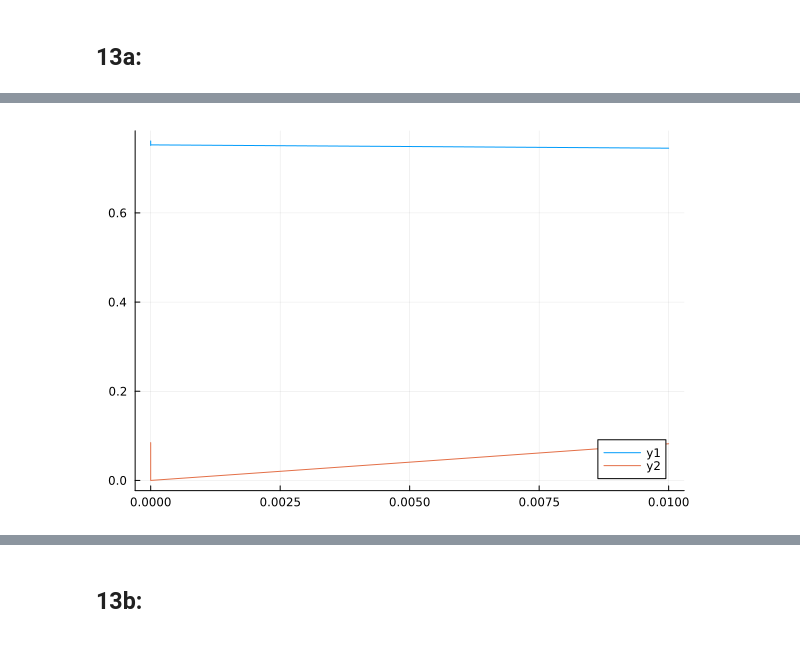
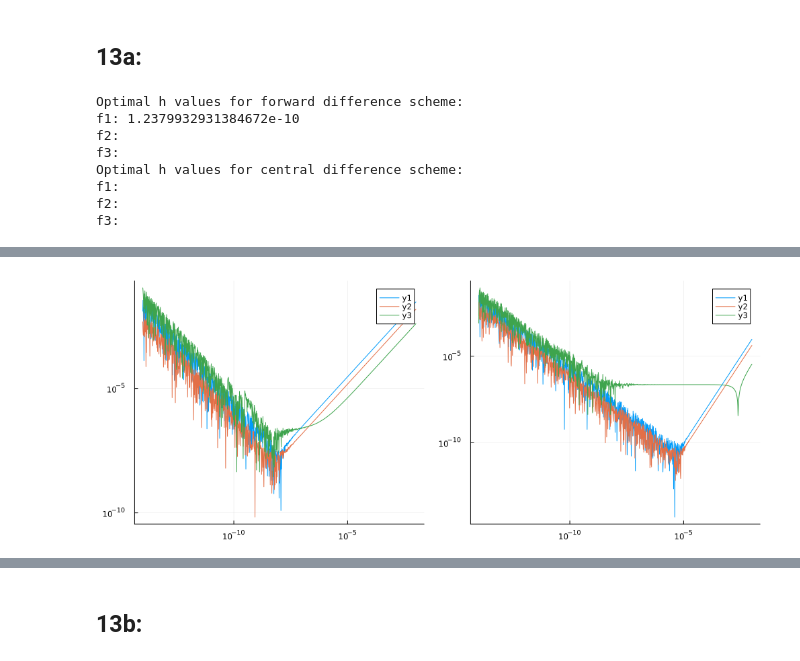
Before and after one commit to lynchmatt/Matthew-Lynch_Felicity-Caruana-2504-2023-BigHW, a Jupyter notebook: notebooks/Submission-Form-IV-Q13-Q17.ipynb, the cells around one changed output, grey strips where cells are left out. Drawn from its saved outputs; the diff is of its cells as text; code cells hidden in the pictures.

```diff
--- a/notebooks/Submission-Form-IV-Q13-Q17.ipynb
+++ b/notebooks/Submission-Form-IV-Q13-Q17.ipynb
@@ -22,18 +22,52 @@ GitHub repo: https://github.com/lynchmatt/Matthew-Lynch_Felicity-Caruana-2504-20
 # %% [markdown]
 ## 13a:
 # %%
-### Answer 13a here (in place of this comment)
 using Plots, LaTeXStrings
+
+# define functions to find numerical derivatives under the forward and central diff schemes
 diff_forward(f, x; h=sqrt(eps())) = (f(x+h)-f(x))/h
 diff_central(f, x; h=sqrt(eps())) = (f(x+(h/2))-f(x-(h/2)))/h
 
+# define the functions
 f1(x) = cos(x^2)
 f2(x) = exp(x^2)
-#f3(x) = atan(x)/(1+exp(-4*x^2))
+f3(x) = atan(x)/(1+exp(-4*x^2))
 
+# define the analytical derivatives for the above functions
+f1prime(x) = -sin(x^2)*2*x
+f2prime(x) = exp(x^2)*2*x
+f3prime(x) = (1+exp(-4*x^2)+8*exp(-4*x^2)*x*atan(x)*(x^2+1))/(x^2+1)*(1+exp(-4*x^2)^2)
+
+# one plot of the error of central diff, one as the error of forward diff
 h_range = 10 .^ (-14:0.01:-2)
-error1 = [abs(diff_forward(f1, 1/2; h=h) - diff_central(f1, 1/2; h=h)/abs(diff_central(f1,1/2;h=h))) for h in h_range]
-error2 = [abs(diff_forward(f2, 1; h=h) - diff_central(f2, 1; h=h)) for h in h_range]
-#error3 = [abs(diff_forward(f3, 2; h=h) - diff_central(f3, 2; h=h)) for h in h_range]
-plot(h_range, [error1, error2])
+forward_error_f1 = [abs(diff_forward(f1, 1/2; h=h) - f1prime(1/2))/abs(f1prime(1/2)) for h in h_range]
+forward_error_f2 = [abs(diff_forward(f2, 1; h=h) - f2prime(1))/abs(f2prime(1)) for h in h_range]
+forward_error_f3 = [abs(diff_forward(f3, 2; h=h) - f3prime(2))/abs(f3prime(2)) for h in h_range]
+forward_error_plot = plot(h_range, [forward_error_f1, forward_error_f2, forward_error_f3], yaxis = :log, axis = :log)
+
+central_error_f1 = [abs(diff_central(f1, 1/2; h=h) - f1prime(1/2))/abs(f1prime(1/2)) for h in h_range]
+central_error_f2 = [abs(diff_central(f2, 1; h=h) - f2prime(1))/abs(f2prime(1)) for h in h_range]
+central_error_f3 = [abs(diff_central(f3, 2; h=h) - f3prime(2))/abs(f3prime(2)) for h in h_range]
+central_error_plot = plot(h_range, [central_error_f1, central_error_f2, central_error_f3], yaxis = :log, xaxis = :log)
+
+
+# find optimal h for each differentiation scheme for each function
+println("Optimal h values for forward difference scheme: ", )
+println("$f1: ", minimum(forward_error_f1))
+println("$f2: ")
+println("$f3: ")
+println("Optimal h values for central difference scheme: ")
+println("$f1: ")
+println("$f2: ")
+println("$f3: ")
+
+plot(forward_error_plot, central_error_plot, size = (1000,400))
 # %% [output]
+Optimal h values for forward difference scheme:
+f1: 1.2379932931384672e-10
+f2:
+f3:
+Optimal h values for central difference scheme:
+f1:
+f2:
+f3:
@@ -40 +80 @@ plot(h_range, [error1, error2])
-[figure, old version]
+[figure, new version]
```
Also changed, not shown: parts of 2 cells of this notebook.
